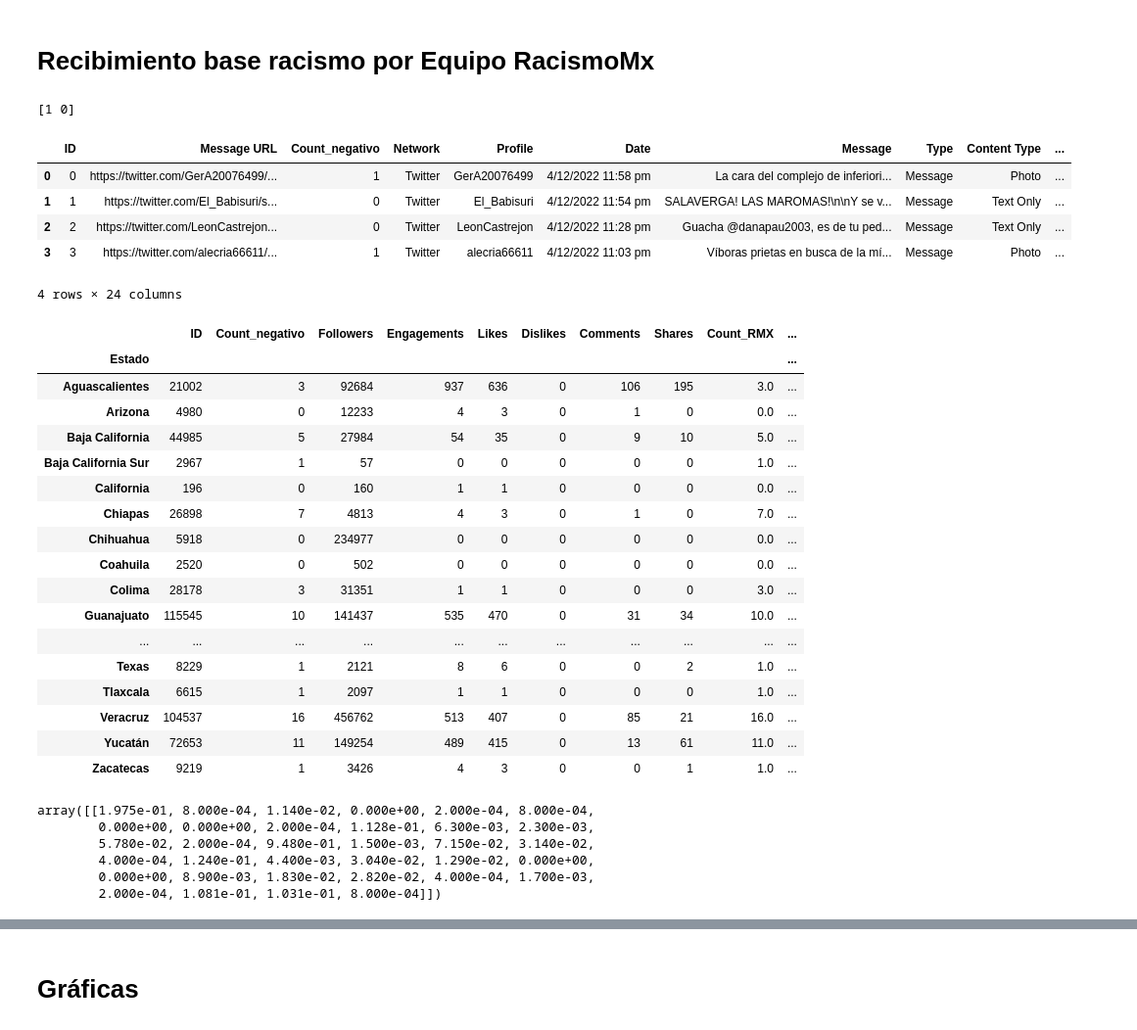
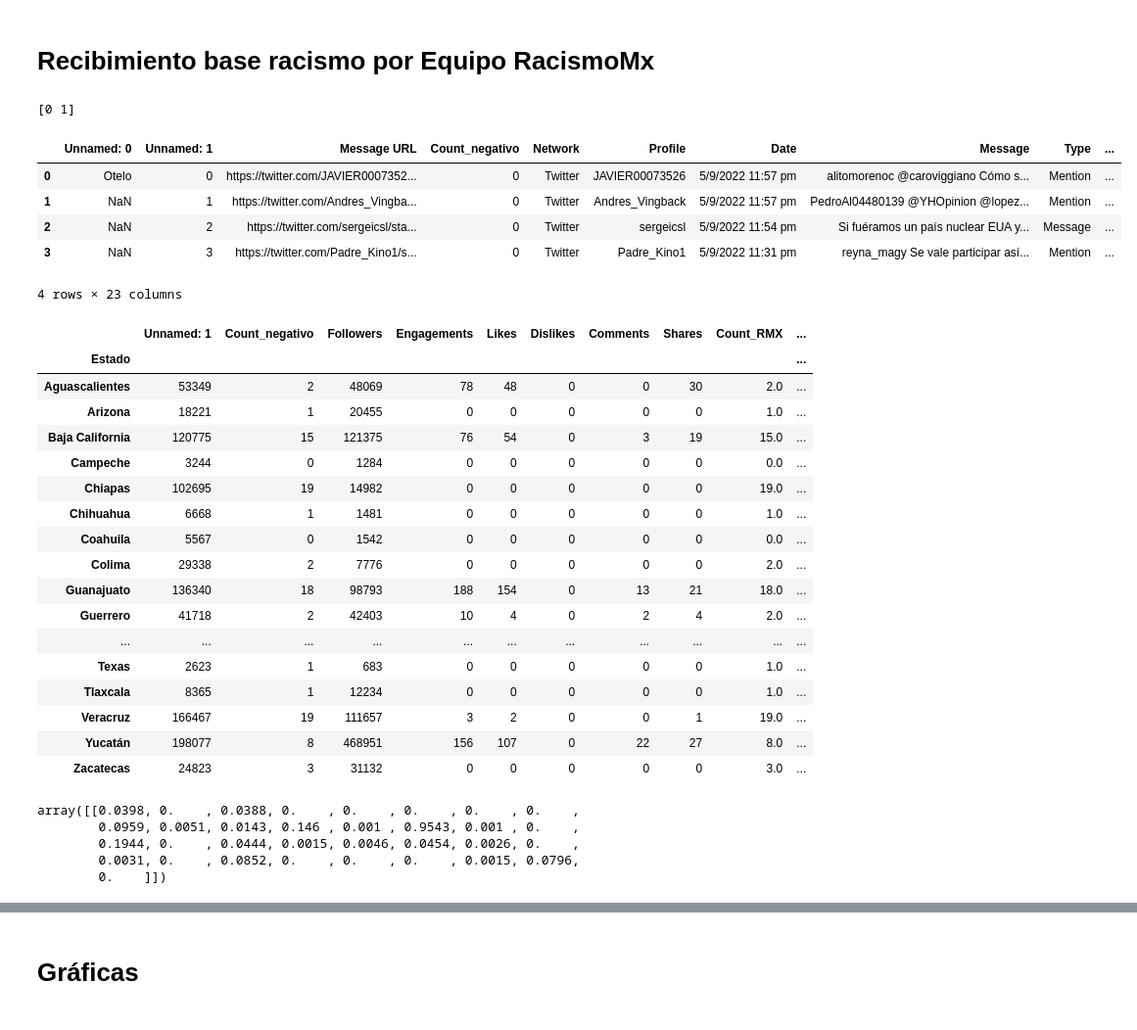
Before and after one commit to jordinola1470/BX-Codes, a Jupyter notebook: Racismo/Procesamiento_base_racismo_mx.ipynb, the cells around one changed output, grey strips where cells are left out. Shown at 98% size. Drawn from its saved outputs; the diff is of its cells as text; code cells hidden in the pictures.

```diff
--- a/Racismo/Procesamiento_base_racismo_mx.ipynb
+++ b/Racismo/Procesamiento_base_racismo_mx.ipynb
@@ -230,48 +241,48 @@ scaled_df.to_csv("Base_estados_mexicanos_normalizada.csv")
 # %%
 import pandas as pd
 import numpy as np
 path = r"C:\Users\JOSE\Desktop\Trabajo\BX\Racismo" + "\\"
-base_marcada = pd.read_excel(path + "Abril_Base_preliminar.xlsx")
+base_marcada = pd.read_excel(path + "Mayo_Base_preliminar.xlsx")
 base_marcada["Count_negativo"] = base_marcada["Count_RMX"]
 base_marcada["Count_negativo"] = base_marcada["Count_negativo"].replace("Na","NaN")
 base_marcada = base_marcada[base_marcada["Count_negativo"] != "NaN"]
 base_marcada = base_marcada[base_marcada["Count_negativo"] != np.nan]
 base_marcada.dropna(subset=["Count_negativo"],inplace=True)
 base_marcada["Count_negativo"] = base_marcada["Count_negativo"].astype(int)
 print(pd.unique(base_marcada["Count_negativo"]))
 base_marcada.head(4)
 # %% [output]
-[1 0]
+[0 1]
-|  | ID | Message URL | Count_negativo | Network | Profile | Date | Message | Type | Content Type | ... |
-| 0 | 0 | https://twitter.com/GerA20076499/... | 1 | Twitter | GerA20076499 | 4/12/2022 11:58 pm | La cara del complejo de inferiori... | Message | Photo | ... |
-| 1 | 1 | https://twitter.com/El_Babisuri/s... | 0 | Twitter | El_Babisuri | 4/12/2022 11:54 pm | SALAVERGA! LAS MAROMAS!\n\nY se v... | Message | Text Only | ... |
-| 2 | 2 | https://twitter.com/LeonCastrejon... | 0 | Twitter | LeonCastrejon | 4/12/2022 11:28 pm | Guacha @danapau2003, es de tu ped... | Message | Text Only | ... |
-| 3 | 3 | https://twitter.com/alecria66611/... | 1 | Twitter | alecria66611 | 4/12/2022 11:03 pm | Víboras prietas en busca de la mí... | Message | Photo | ... |
+|  | Unnamed: 0 | Unnamed: 1 | Message URL | Count_negativo | Network | Profile | Date | Message | Type | ... |
+| 0 | Otelo | 0 | https://twitter.com/JAVIER0007352... | 0 | Twitter | JAVIER00073526 | 5/9/2022 11:57 pm | alitomorenoc @caroviggiano Cómo s... | Mention | ... |
+| 1 | NaN | 1 | https://twitter.com/Andres_Vingba... | 0 | Twitter | Andres_Vingback | 5/9/2022 11:57 pm | PedroAl04480139 @YHOpinion @lopez... | Mention | ... |
+| 2 | NaN | 2 | https://twitter.com/sergeicsl/sta... | 0 | Twitter | sergeicsl | 5/9/2022 11:54 pm | Si fuéramos un país nuclear EUA y... | Message | ... |
+| 3 | NaN | 3 | https://twitter.com/Padre_Kino1/s... | 0 | Twitter | Padre_Kino1 | 5/9/2022 11:31 pm | reyna_magy Se vale participar así... | Mention | ... |
-4 rows × 24 columns
+4 rows × 23 columns
 # %%
 base_agrupada_estados_mexico_negativa = base_marcada.groupby("Estado").sum()
 base_agrupada_estados_mexico_negativa["Estado_copia"] = base_agrupada_estados_mexico_negativa.index
 base_agrupada_estados_mexico_negativa = base_agrupada_estados_mexico_negativa[base_agrupada_estados_mexico_negativa["Estado_copia"] != 0]
 base_agrupada_estados_mexico_negativa
 # %% [output]
-|  | ID | Count_negativo | Followers | Engagements | Likes | Dislikes | Comments | Shares | Count_RMX | ... |
+|  | Unnamed: 1 | Count_negativo | Followers | Engagements | Likes | Dislikes | Comments | Shares | Count_RMX | ... |
 | Estado |  |  |  |  |  |  |  |  |  | ... |
-| Aguascalientes | 21002 | 3 | 92684 | 937 | 636 | 0 | 106 | 195 | 3.0 | ... |
-| Arizona | 4980 | 0 | 12233 | 4 | 3 | 0 | 1 | 0 | 0.0 | ... |
-| Baja California | 44985 | 5 | 27984 | 54 | 35 | 0 | 9 | 10 | 5.0 | ... |
-| Baja California Sur | 2967 | 1 | 57 | 0 | 0 | 0 | 0 | 0 | 1.0 | ... |
-| California | 196 | 0 | 160 | 1 | 1 | 0 | 0 | 0 | 0.0 | ... |
-| Chiapas | 26898 | 7 | 4813 | 4 | 3 | 0 | 1 | 0 | 7.0 | ... |
-| Chihuahua | 5918 | 0 | 234977 | 0 | 0 | 0 | 0 | 0 | 0.0 | ... |
-| Coahuila | 2520 | 0 | 502 | 0 | 0 | 0 | 0 | 0 | 0.0 | ... |
-| Colima | 28178 | 3 | 31351 | 1 | 1 | 0 | 0 | 0 | 3.0 | ... |
-| Guanajuato | 115545 | 10 | 141437 | 535 | 470 | 0 | 31 | 34 | 10.0 | ... |
+| Aguascalientes | 53349 | 2 | 48069 | 78 | 48 | 0 | 0 | 30 | 2.0 | ... |
+| Arizona | 18221 | 1 | 20455 | 0 | 0 | 0 | 0 | 0 | 1.0 | ... |
+| Baja California | 120775 | 15 | 121375 | 76 | 54 | 0 | 3 | 19 | 15.0 | ... |
+| Campeche | 3244 | 0 | 1284 | 0 | 0 | 0 | 0 | 0 | 0.0 | ... |
+| Chiapas | 102695 | 19 | 14982 | 0 | 0 | 0 | 0 | 0 | 19.0 | ... |
+| Chihuahua | 6668 | 1 | 1481 | 0 | 0 | 0 | 0 | 0 | 1.0 | ... |
+| Coahuila | 5567 | 0 | 1542 | 0 | 0 | 0 | 0 | 0 | 0.0 | ... |
+| Colima | 29338 | 2 | 7776 | 0 | 0 | 0 | 0 | 0 | 2.0 | ... |
+| Guanajuato | 136340 | 18 | 98793 | 188 | 154 | 0 | 13 | 21 | 18.0 | ... |
+| Guerrero | 41718 | 2 | 42403 | 10 | 4 | 0 | 2 | 4 | 2.0 | ... |
 | ... | ... | ... | ... | ... | ... | ... | ... | ... | ... | ... |
-| Texas | 8229 | 1 | 2121 | 8 | 6 | 0 | 0 | 2 | 1.0 | ... |
-| Tlaxcala | 6615 | 1 | 2097 | 1 | 1 | 0 | 0 | 0 | 1.0 | ... |
-| Veracruz | 104537 | 16 | 456762 | 513 | 407 | 0 | 85 | 21 | 16.0 | ... |
-| Yucatán | 72653 | 11 | 149254 | 489 | 415 | 0 | 13 | 61 | 11.0 | ... |
-| Zacatecas | 9219 | 1 | 3426 | 4 | 3 | 0 | 0 | 1 | 1.0 | ... |
+| Texas | 2623 | 1 | 683 | 0 | 0 | 0 | 0 | 0 | 1.0 | ... |
+| Tlaxcala | 8365 | 1 | 12234 | 0 | 0 | 0 | 0 | 0 | 1.0 | ... |
+| Veracruz | 166467 | 19 | 111657 | 3 | 2 | 0 | 0 | 1 | 19.0 | ... |
+| Yucatán | 198077 | 8 | 468951 | 156 | 107 | 0 | 22 | 27 | 8.0 | ... |
+| Zacatecas | 24823 | 3 | 31132 | 0 | 0 | 0 | 0 | 0 | 3.0 | ... |
 # %%
 from sklearn import preprocessing
 normalized_arr = preprocessing.normalize(base_agrupada_estados_mexico_negativa['Engagements'].to_numpy().reshape(1,-1))
@@ -279,12 +290,11 @@ rounded_arr = lambda x: round(x,4)
 vfunc = np.vectorize(rounded_arr)
 vfunc(normalized_arr)
 # %% [output]
-array([[1.975e-01, 8.000e-04, 1.140e-02, 0.000e+00, 2.000e-04, 8.000e-04,
-        0.000e+00, 0.000e+00, 2.000e-04, 1.128e-01, 6.300e-03, 2.300e-03,
-        5.780e-02, 2.000e-04, 9.480e-01, 1.500e-03, 7.150e-02, 3.140e-02,
-        4.000e-04, 1.240e-01, 4.400e-03, 3.040e-02, 1.290e-02, 0.000e+00,
-        0.000e+00, 8.900e-03, 1.830e-02, 2.820e-02, 4.000e-04, 1.700e-03,
-        2.000e-04, 1.081e-01, 1.031e-01, 8.000e-04]])
+array([[0.0398, 0.    , 0.0388, 0.    , 0.    , 0.    , 0.    , 0.    ,
+        0.0959, 0.0051, 0.0143, 0.146 , 0.001 , 0.9543, 0.001 , 0.    ,
+        0.1944, 0.    , 0.0444, 0.0015, 0.0046, 0.0454, 0.0026, 0.    ,
+        0.0031, 0.    , 0.0852, 0.    , 0.    , 0.    , 0.0015, 0.0796,
+        0.    ]])
 # %%
 scaler = preprocessing.MinMaxScaler()
 base_agrupada_estados_mexicos_counts = base_agrupada_estados_mexico_negativa[['Estado_copia','Count', 'Count_negativo']]
```
Also changed, not shown: parts of 17 cells of this notebook, 23 other files.
